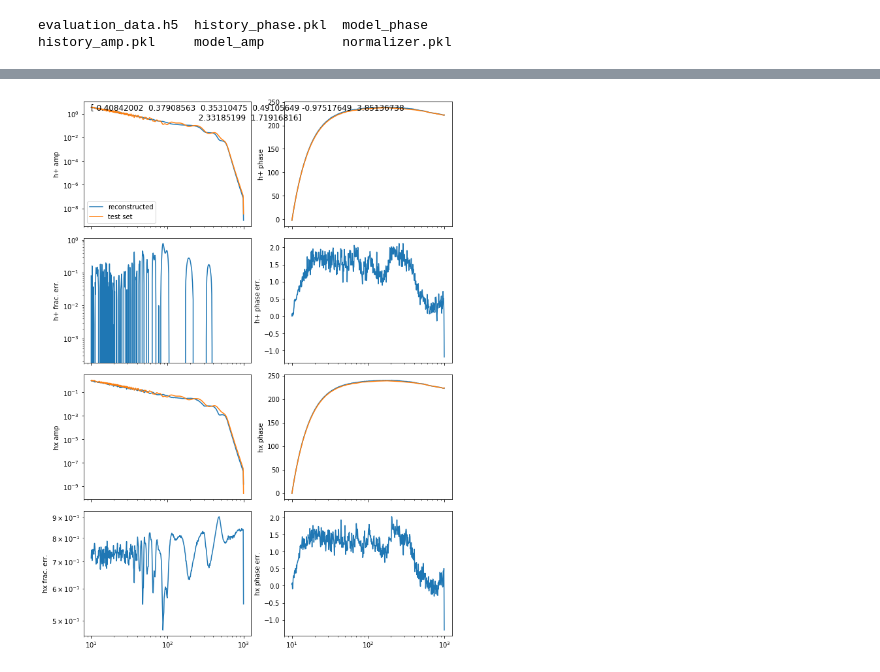
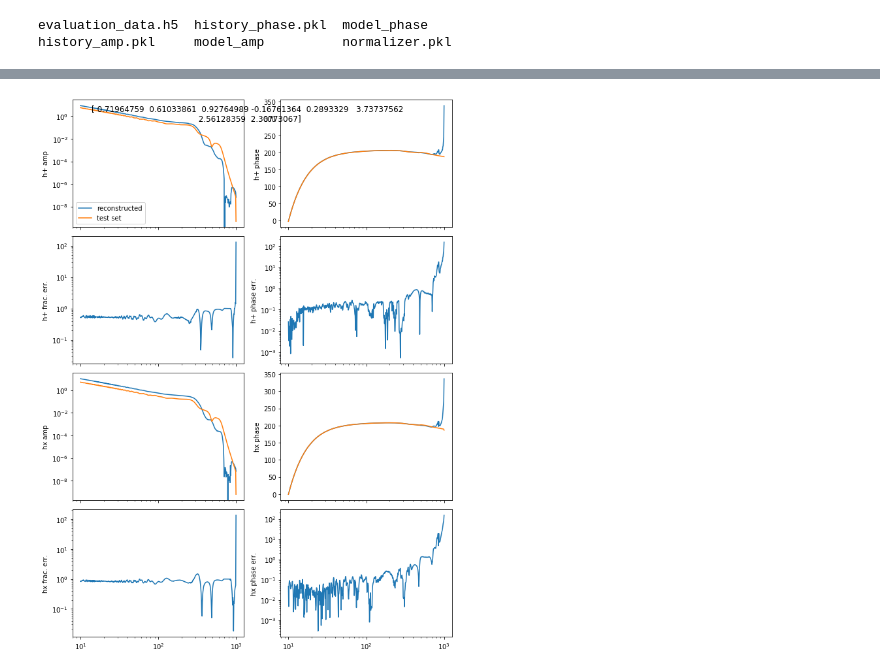
Before and after one commit to zodoctor/waveform_NN, a Jupyter notebook: notebooks/PlotPerformance.ipynb, the cells around one changed output, grey strips where cells are left out. Saved outputs shown, nothing was run; the diff lists cells and outputs as text; code cells hidden in the pictures.

```diff
--- a/notebooks/PlotPerformance.ipynb
+++ b/notebooks/PlotPerformance.ipynb
@@ -16,8 +17,15 @@ model = 'model_res'
 # %%
-with open(f'../bin/{model}/history_amp.pkl','rb') as f:
-    history_amp = pickle.load(f)
-with open(f'../bin/{model}/history_phase.pkl','rb') as f:
-    history_phase = pickle.load(f)
+if os.path.exists(f'../bin/{model}/history_amp.pkl'):
+    split = True
+    with open(f'../bin/{model}/history_amp.pkl','rb') as f:
+        history_amp = pickle.load(f)
+    with open(f'../bin/{model}/history_phase.pkl','rb') as f:
+        history_phase = pickle.load(f)
+else:
+    split = False
+    with open(f'../bin/{model}/history.pkl','rb') as f:
+        history = pickle.load(f)
+
 with h5py.File(f'../bin/{model}/evaluation_data.h5','r') as f:
     Yreconst = f['Yreconst'][...]
     hpMMs = f['hpMMs'][...]
@@ -77,28 +104,28 @@ def plot_reconst(i):
     ax[0,0].legend()
 
     ax[1,0].set_ylabel('h+ frac. err.')
-    ax[1,0].loglog(INTERP_GRID,(Yreconst[i,:amp1_max_idx] - Y[i,:amp1_max_idx])/Y[i,:amp1_max_idx])
+    ax[1,0].loglog(INTERP_GRID,np.abs(Yreconst[i,:amp1_max_idx] - Y[i,:amp1_max_idx])/Y[i,:amp1_max_idx])
 
     ax[2,0].set_ylabel('hx amp')
     ax[2,0].loglog(INTERP_GRID,Yreconst[i,amp1_max_idx:amp2_max_idx],label='reconstructed')
     ax[2,0].loglog(INTERP_GRID,Y[i,amp1_max_idx:amp2_max_idx],label='test set')
 
     ax[3,0].set_ylabel('hx frac. err.')
-    ax[3,0].loglog(INTERP_GRID,np.abs((Yreconst[i,amp1_max_idx:amp2_max_idx] - Y[i,:amp1_max_idx])/Y[i,:amp1_max_idx]))
+    ax[3,0].loglog(INTERP_GRID,np.abs(Yreconst[i,amp1_max_idx:amp2_max_idx] - Y[i,:amp1_max_idx])/Y[i,:amp1_max_idx])
 
     ax[0,1].set_ylabel('h+ phase')
     ax[0,1].semilogx(INTERP_GRID,Yreconst[i,amp2_max_idx:phase1_max_idx],label='reconstructed')
     ax[0,1].semilogx(INTERP_GRID,Y[i,amp2_max_idx:phase1_max_idx],label='test set')
 
     ax[1,1].set_ylabel('h+ phase err.')
-    ax[1,1].semilogx(INTERP_GRID,Yreconst[i,amp2_max_idx:phase1_max_idx] - Y[i,amp2_max_idx:phase1_max_idx])
+    ax[1,1].loglog(INTERP_GRID,np.abs(Yreconst[i,amp2_max_idx:phase1_max_idx] - Y[i,amp2_max_idx:phase1_max_idx]))
 
     ax[2,1].set_ylabel('hx phase')
     ax[2,1].semilogx(INTERP_GRID,Yreconst[i,phase1_max_idx:],label='reconstructed')
     ax[2,1].semilogx(INTERP_GRID,Y[i,phase1_max_idx:],label='test set')
 
     ax[3,1].set_ylabel('hx phase err.')
-    ax[3,1].semilogx(INTERP_GRID,Yreconst[i,phase1_max_idx:] - Y[i,phase1_max_idx:])
+    ax[3,1].loglog(INTERP_GRID,np.abs(Yreconst[i,phase1_max_idx:] - Y[i,phase1_max_idx:]))
 
 
     fig.suptitle('{}'.format(X[i,:]))
@@ -109,6 +136,6 @@ def plot_reconst(i):
 
     #print(hp_MM,hx_MM)
 # %%
-plot_reconst(294)
+plot_reconst(820)
 # %% [output]
-[figure, old version]
+[figure, new version]
```
Also changed, not shown: parts of 4 cells of this notebook, 5 other files.
